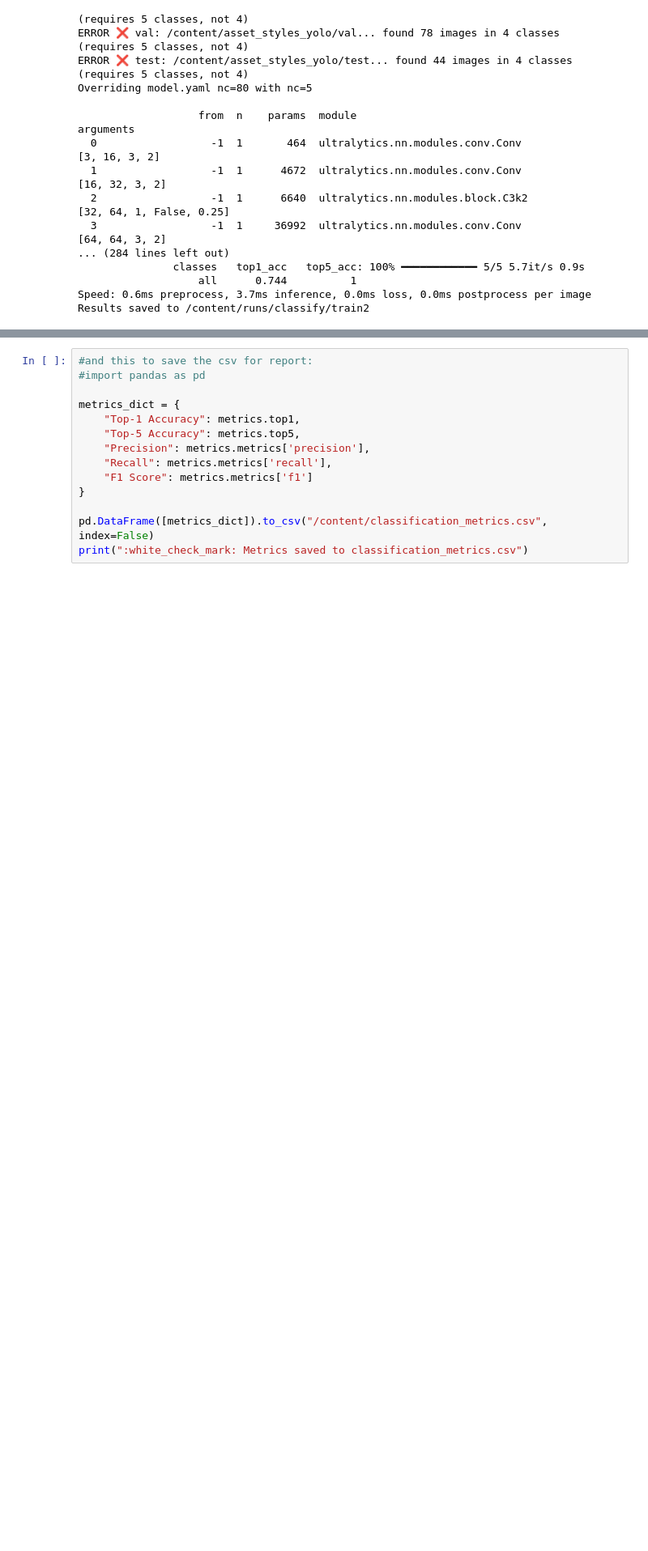
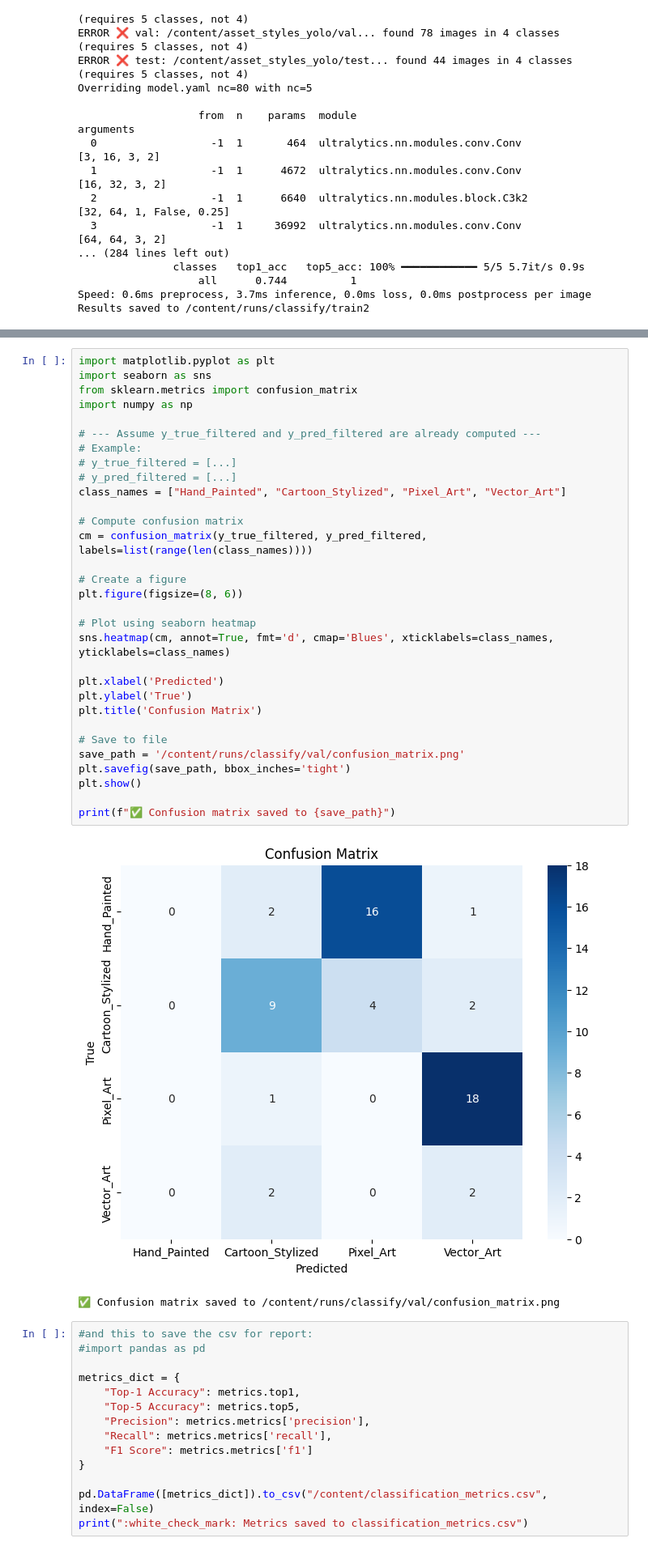
Before and after one commit to zm-f21/My-Computer-Vision-Project, a Jupyter notebook: ComputerVisionProject.ipynb, the cells around one changed output, grey strips where cells are left out. Shown at 81% size. Drawn from its saved outputs; the diff is of its cells as text; blank space fills up the shorter version.

```diff
--- a/ComputerVisionProject.ipynb
+++ b/ComputerVisionProject.ipynb
@@ -246,3 +297,37 @@ plt.show()
+# %%
+import matplotlib.pyplot as plt
+import seaborn as sns
+from sklearn.metrics import confusion_matrix
+import numpy as np
+
+# --- Assume y_true_filtered and y_pred_filtered are already computed ---
+# Example:
+# y_true_filtered = [...]
+# y_pred_filtered = [...]
+class_names = ["Hand_Painted", "Cartoon_Stylized", "Pixel_Art", "Vector_Art"]
+
+# Compute confusion matrix
+cm = confusion_matrix(y_true_filtered, y_pred_filtered, labels=list(range(len(class_names))))
+
+# Create a figure
+plt.figure(figsize=(8, 6))
+
+# Plot using seaborn heatmap
+sns.heatmap(cm, annot=True, fmt='d', cmap='Blues', xticklabels=class_names, yticklabels=class_names)
+
+plt.xlabel('Predicted')
+plt.ylabel('True')
+plt.title('Confusion Matrix')
+
+# Save to file
+save_path = '/content/runs/classify/val/confusion_matrix.png'
+plt.savefig(save_path, bbox_inches='tight')
+plt.show()
+
+print(f"✅ Confusion matrix saved to {save_path}")
+# %% [output]
+[figure, added]
+✅ Confusion matrix saved to /content/runs/classify/val/confusion_matrix.png
 # %%
 #and this to save the csv for report:
 #import pandas as pd
```
Also changed, not shown: parts of 3 cells of this notebook.
